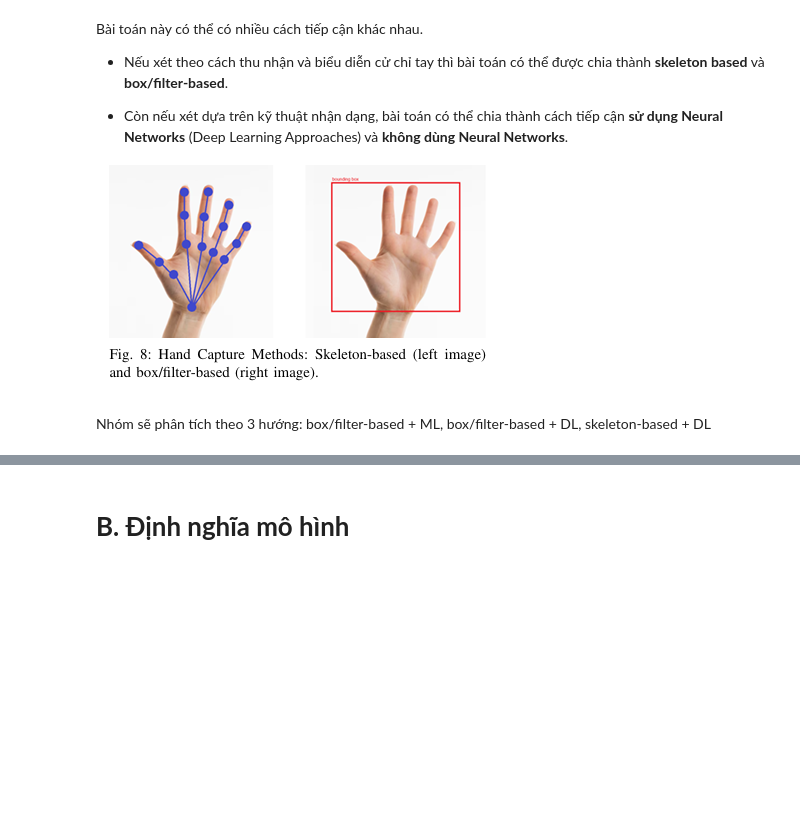
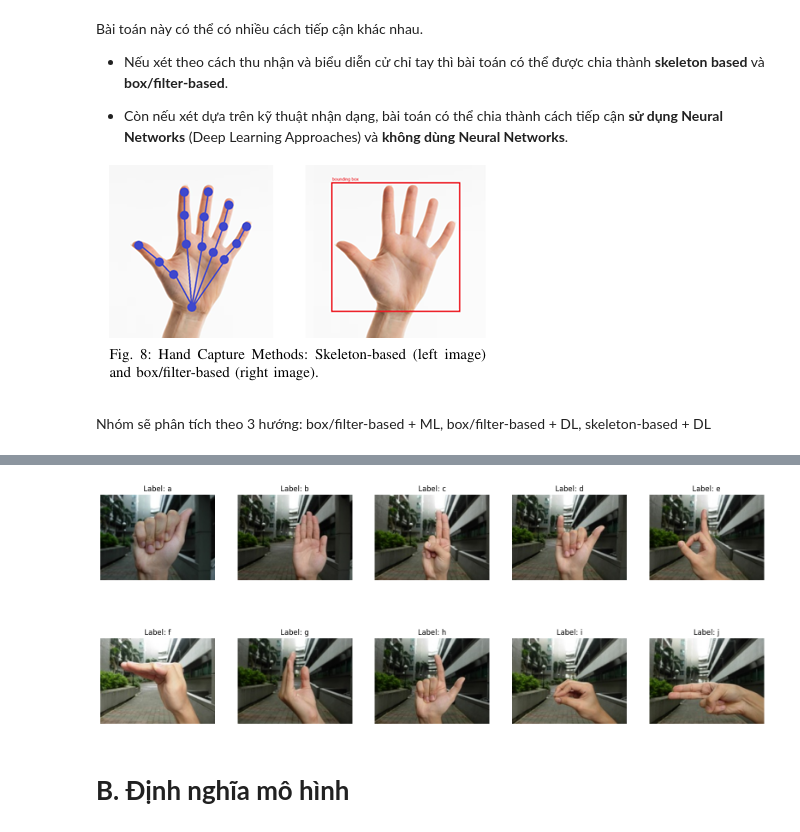
Before and after one commit to kwspringkle/HandGestureRecognition, a Jupyter notebook: all.ipynb, the cells around one changed output, grey strips where cells are left out. Saved outputs shown, nothing was run; the diff lists cells and outputs as text; code cells hidden in the pictures; blank space fills up the shorter version.

```diff
--- a/all.ipynb
+++ b/all.ipynb
@@ -54,3 +106,27 @@ os.makedirs(extract_path, exist_ok=True)
+# %%
+import matplotlib.pyplot as plt
+import matplotlib.image as mpimg
+
+plt.figure(figsize=(20, 8))
+
+# Duyệt qua từng nhãn
+unique_labels = df['label'].unique()
+
+for i, label in enumerate(unique_labels):
+    # Lấy đường dẫn ảnh đầu tiên có nhãn đó
+    sample_img_path = df[df['label'] == label].iloc[1]['file_path']
+
+    # Đọc ảnh
+    img = mpimg.imread(sample_img_path)
+
+    # Hiển thị ảnh
+    plt.subplot(2, 5, i + 1)
+    plt.imshow(img)
+    plt.title(f"Label: {label}")
+    plt.axis('off')
+plt.show()
+# %% [output]
+[figure, added]
 # %% [markdown]
 # **B. Định nghĩa mô hình**
 # %% [markdown]
```
Also changed, not shown: parts of 7 cells of this notebook.
